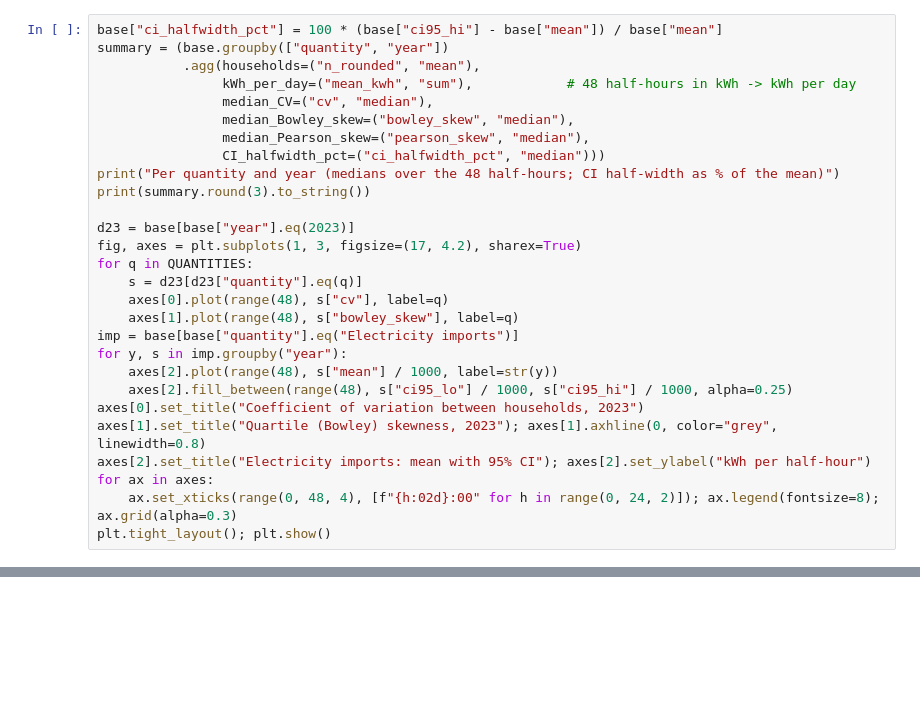
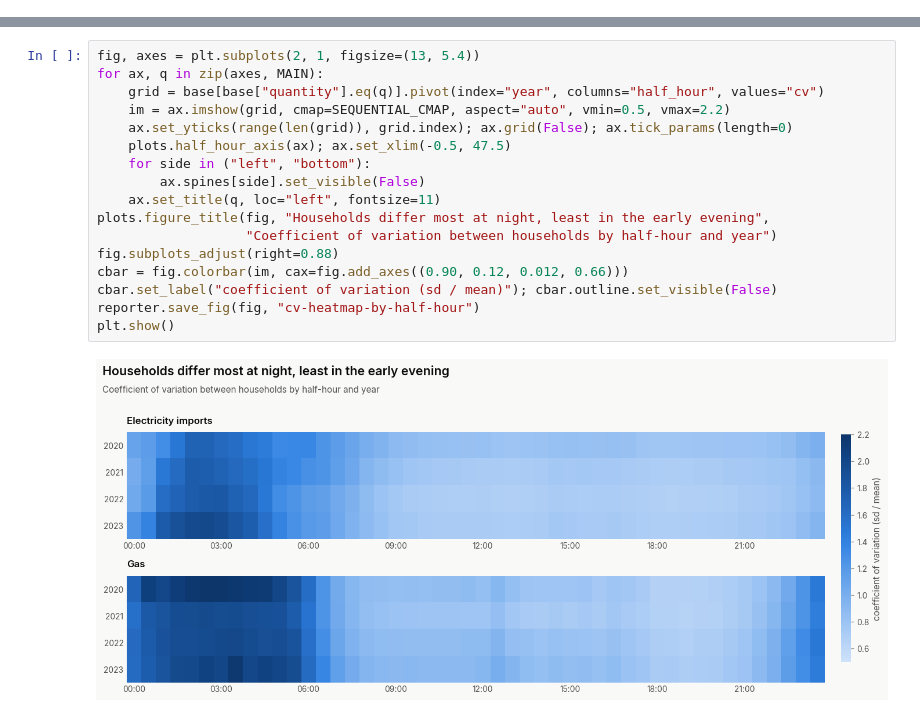
Before and after one commit to joshi-akanksha/Equitable-Energy-Load-Modeling, a Jupyter notebook: notebooks/1.3-aj-eda-distributions.ipynb, the cells around one changed output, grey strips where cells are left out. Cells and saved outputs as stored; diff of their text form; blank space fills up the shorter version.

```diff
--- a/notebooks/1.3-aj-eda-distributions.ipynb
+++ b/notebooks/1.3-aj-eda-distributions.ipynb
@@ -254,28 +0,0 @@ print(f"{len(base)} rows = {len(QUANTITIES)} quantities x 4 years x 48 half-hour
-# %%
-base["ci_halfwidth_pct"] = 100 * (base["ci95_hi"] - base["mean"]) / base["mean"]
-summary = (base.groupby(["quantity", "year"])
-           .agg(households=("n_rounded", "mean"),
-                kWh_per_day=("mean_kwh", "sum"),            # 48 half-hours in kWh -> kWh per day
-                median_CV=("cv", "median"),
-                median_Bowley_skew=("bowley_skew", "median"),
-                median_Pearson_skew=("pearson_skew", "median"),
-                CI_halfwidth_pct=("ci_halfwidth_pct", "median")))
-print("Per quantity and year (medians over the 48 half-hours; CI half-width as % of the mean)")
-print(summary.round(3).to_string())
-
-d23 = base[base["year"].eq(2023)]
-fig, axes = plt.subplots(1, 3, figsize=(17, 4.2), sharex=True)
-for q in QUANTITIES:
-    s = d23[d23["quantity"].eq(q)]
-    axes[0].plot(range(48), s["cv"], label=q)
-    axes[1].plot(range(48), s["bowley_skew"], label=q)
-imp = base[base["quantity"].eq("Electricity imports")]
-for y, s in imp.groupby("year"):
-    axes[2].plot(range(48), s["mean"] / 1000, label=str(y))
-    axes[2].fill_between(range(48), s["ci95_lo"] / 1000, s["ci95_hi"] / 1000, alpha=0.25)
-axes[0].set_title("Coefficient of variation between households, 2023")
-axes[1].set_title("Quartile (Bowley) skewness, 2023"); axes[1].axhline(0, color="grey", linewidth=0.8)
-axes[2].set_title("Electricity imports: mean with 95% CI"); axes[2].set_ylabel("kWh per half-hour")
-for ax in axes:
-    ax.set_xticks(range(0, 48, 4), [f"{h:02d}:00" for h in range(0, 24, 2)]); ax.legend(fontsize=8); ax.grid(alpha=0.3)
-plt.tight_layout(); plt.show()
@@ -360,0 +90,19 @@ Derived Metrics
+# %%
+fig, axes = plt.subplots(2, 1, figsize=(13, 5.4))
+for ax, q in zip(axes, MAIN):
+    grid = base[base["quantity"].eq(q)].pivot(index="year", columns="half_hour", values="cv")
+    im = ax.imshow(grid, cmap=SEQUENTIAL_CMAP, aspect="auto", vmin=0.5, vmax=2.2)
+    ax.set_yticks(range(len(grid)), grid.index); ax.grid(False); ax.tick_params(length=0)
+    plots.half_hour_axis(ax); ax.set_xlim(-0.5, 47.5)
+    for side in ("left", "bottom"):
+        ax.spines[side].set_visible(False)
+    ax.set_title(q, loc="left", fontsize=11)
+plots.figure_title(fig, "Households differ most at night, least in the early evening",
+                   "Coefficient of variation between households by half-hour and year")
+fig.subplots_adjust(right=0.88)
+cbar = fig.colorbar(im, cax=fig.add_axes((0.90, 0.12, 0.012, 0.66)))
+cbar.set_label("coefficient of variation (sd / mean)"); cbar.outline.set_visible(False)
+reporter.save_fig(fig, "cv-heatmap-by-half-hour")
+plt.show()
+# %% [output]
+[figure, added]
```
Also changed, not shown: parts of 20 cells of this notebook, 5 other files.
